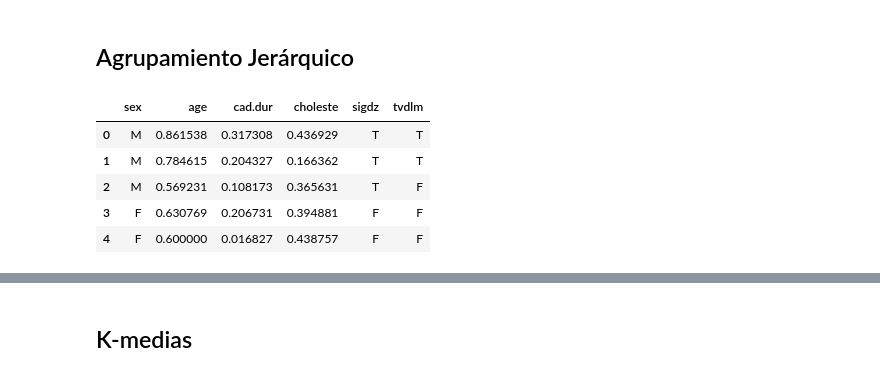
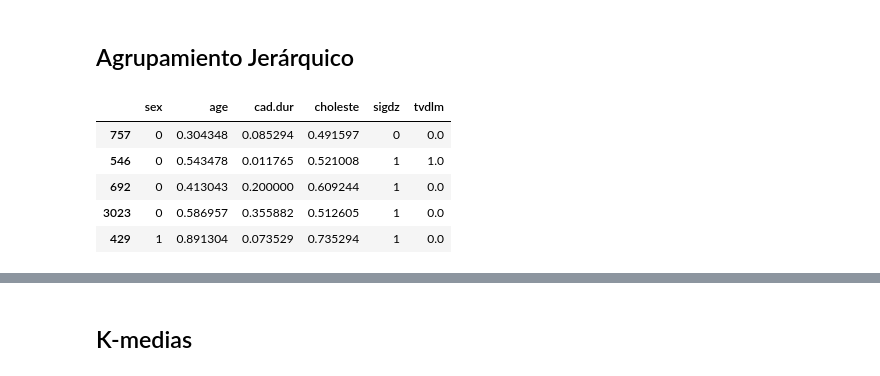
Before and after one commit to FelipeGorostiaga/MachineLearning, a Jupyter notebook: src/tp4/tp4.ipynb, the cells around one changed output, grey strips where cells are left out. Cells and saved outputs as stored; diff of their text form; code cells hidden in the pictures.

```diff
--- a/src/tp4/tp4.ipynb
+++ b/src/tp4/tp4.ipynb
@@ -13,3 +13,15 @@ df.head()
 | 2 | 0 | 54 | 45 | NaN | 1 | 0.0 |
 | 3 | 1 | 58 | 86 | 245.0 | 0 | 0.0 |
 | 4 | 1 | 56 | 7 | 269.0 | 0 | 0.0 |
+# %%
+negative = df[df.sigdz == 0]
+positive = df[df.sigdz == 1]
+
+print(f"Cantidad de filas negativas: {len(negative)}")
+print(f"Cantidad de filas positivas: {len(positive)}")
+
+# Se elige un subset de filas para igualar la proporción
+positive = positive.sample(n=len(negative))
+
+total = [negative, positive]
+df = pd.concat(total)
@@ -22,9 +46,9 @@ columns = ['sex', 'age', 'cad.dur', 'choleste', 'tvdlm']
 numeric_columns = ['age', 'cad.dur', 'choleste']
 
 # Replace numeric value for `sigdz` with logical value
-df.replace({result_column: {1: 'T', 0: 'F'}}, inplace=True)
-df.replace({'tvdlm': {1: 'T', 0: 'F'}}, inplace=True)
-df.replace({'sex': {1: 'F', 0: 'M'}}, inplace=True)
+# df.replace({result_column: {1: 'T', 0: 'F'}}, inplace=True)
+# df.replace({'tvdlm': {1: 'T', 0: 'F'}}, inplace=True)
+# df.replace({'sex': {1: 'F', 0: 'M'}}, inplace=True)
 
 # Replace NaN occurrences with mean
 for column in numeric_columns:
@@ -158,21 +182,23 @@ weighted avg       0.69      0.64      0.63       220
 # %% [markdown]
 ## Agrupamiento Jerárquico
+# %%
+train_hc, test_hc = train_test_split(df, test_size=0.05)
 # %%
-normalized_df = df.copy()
+normalized_df = test_hc.copy()
 for column in numeric_columns:
     column_min = min(normalized_df[column])
     column_max = max(normalized_df[column])
     #print(f"{column_min} {column_max}")
     normalized_df[column] = normalized_df[column].apply(lambda x: (x - column_min) / (column_max - column_min))
 
 normalized_df.head()
 # %% [output]
 |  | sex | age | cad.dur | choleste | sigdz | tvdlm |
-| 0 | M | 0.861538 | 0.317308 | 0.436929 | T | T |
-| 1 | M | 0.784615 | 0.204327 | 0.166362 | T | T |
-| 2 | M | 0.569231 | 0.108173 | 0.365631 | T | F |
-| 3 | F | 0.630769 | 0.206731 | 0.394881 | F | F |
-| 4 | F | 0.600000 | 0.016827 | 0.438757 | F | F |
+| 757 | 0 | 0.304348 | 0.085294 | 0.491597 | 0 | 0.0 |
+| 546 | 0 | 0.543478 | 0.011765 | 0.521008 | 1 | 1.0 |
+| 692 | 0 | 0.413043 | 0.200000 | 0.609244 | 1 | 0.0 |
+| 3023 | 0 | 0.586957 | 0.355882 | 0.512605 | 1 | 0.0 |
+| 429 | 1 | 0.891304 | 0.073529 | 0.735294 | 1 | 0.0 |
 # %%
 distance_matrix = np.zeros((len(normalized_df), len(normalized_df)))
 num_norm_df = normalized_df[numeric_columns]
```
Also changed, not shown: parts of 34 cells of this notebook.
